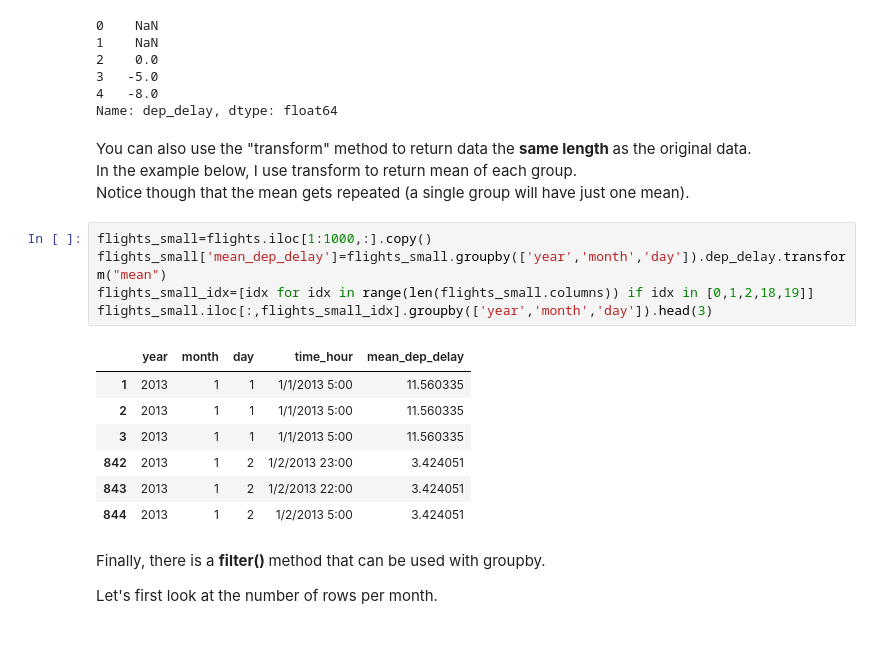
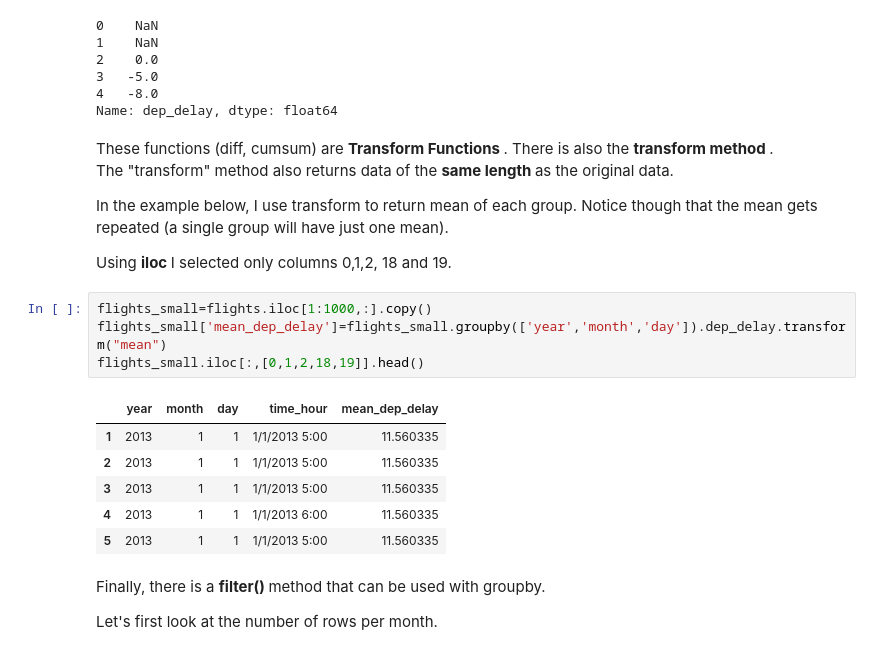
Before and after one commit to niradsp/Python-for-Data-Analysis, a Jupyter notebook: Session_1c.ipynb, the cells around one changed output. Saved outputs shown, nothing was run; the diff lists cells and outputs as text.

```diff
--- a/Session_1c.ipynb
+++ b/Session_1c.ipynb
@@ -373,22 +379,24 @@ flights.groupby(['year','month','day']).dep_delay.diff(periods=2).head()
 4   -8.0
 Name: dep_delay, dtype: float64
 # %% [markdown]
-You can also use the "transform" method to return data the <b> same length </b> as the original data.
+These functions (diff, cumsum) are <b> Transform Functions </b>.  There is also the <b> transform method </b>.
+The  "transform" method also returns data of the <b> same length </b> as the original data.
+
 In the example below, I use transform to return mean of each group.
 Notice though that the mean gets repeated (a single group will have just one mean).
+
+Using <b> iloc </b> I selected only columns 0,1,2, 18 and 19.
 # %%
 flights_small=flights.iloc[1:1000,:].copy()
 flights_small['mean_dep_delay']=flights_small.groupby(['year','month','day']).dep_delay.transform("mean")
-flights_small_idx=[idx for idx in range(len(flights_small.columns)) if idx in [0,1,2,18,19]]
-flights_small.iloc[:,flights_small_idx].groupby(['year','month','day']).head(3)
+flights_small.iloc[:,[0,1,2,18,19]].head()
 # %% [output]
 |  | year | month | day | time_hour | mean_dep_delay |
 | 1 | 2013 | 1 | 1 | 1/1/2013 5:00 | 11.560335 |
 | 2 | 2013 | 1 | 1 | 1/1/2013 5:00 | 11.560335 |
 | 3 | 2013 | 1 | 1 | 1/1/2013 5:00 | 11.560335 |
-| 842 | 2013 | 1 | 2 | 1/2/2013 23:00 | 3.424051 |
-| 843 | 2013 | 1 | 2 | 1/2/2013 22:00 | 3.424051 |
-| 844 | 2013 | 1 | 2 | 1/2/2013 5:00 | 3.424051 |
+| 4 | 2013 | 1 | 1 | 1/1/2013 6:00 | 11.560335 |
+| 5 | 2013 | 1 | 1 | 1/1/2013 5:00 | 11.560335 |
 # %% [markdown]
 Finally, there is a <b> filter() </b> method that can be used with groupby.
 
```
Also changed, not shown: parts of 22 cells of this notebook, 2 other files.
